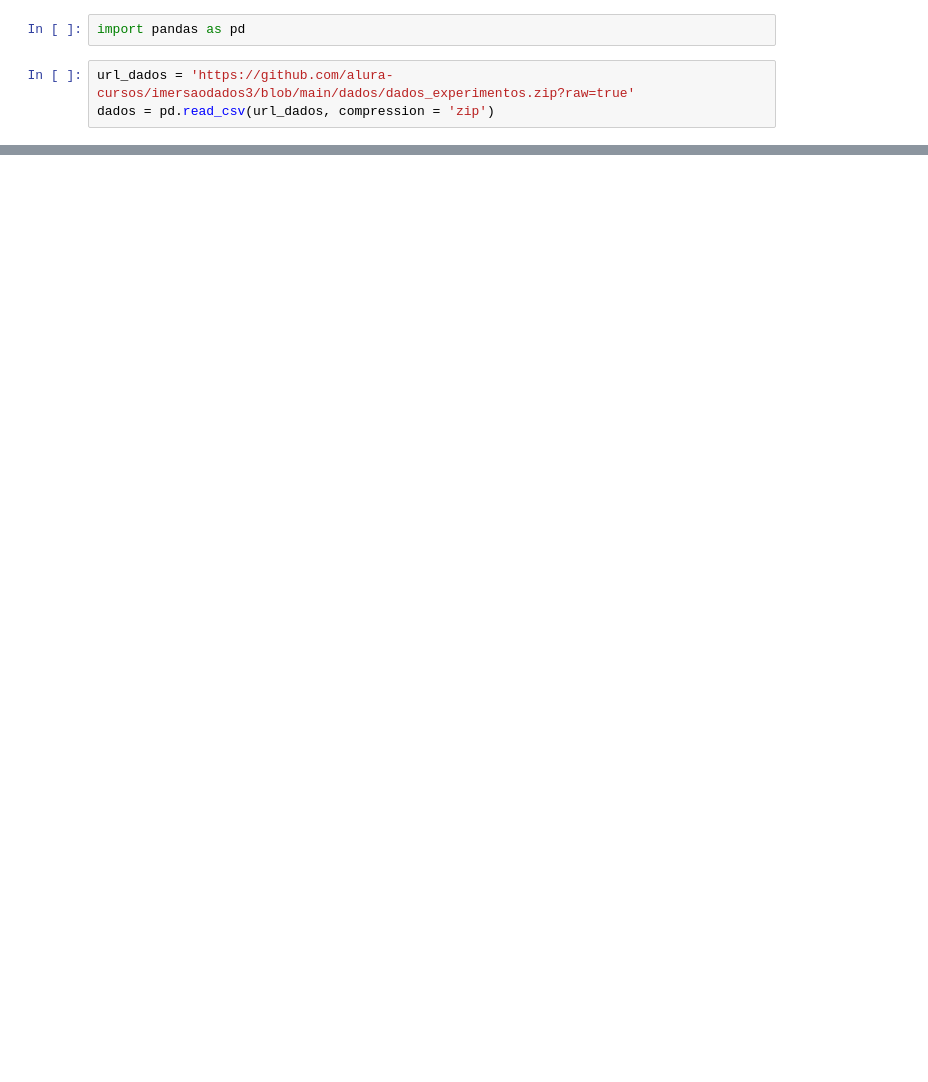
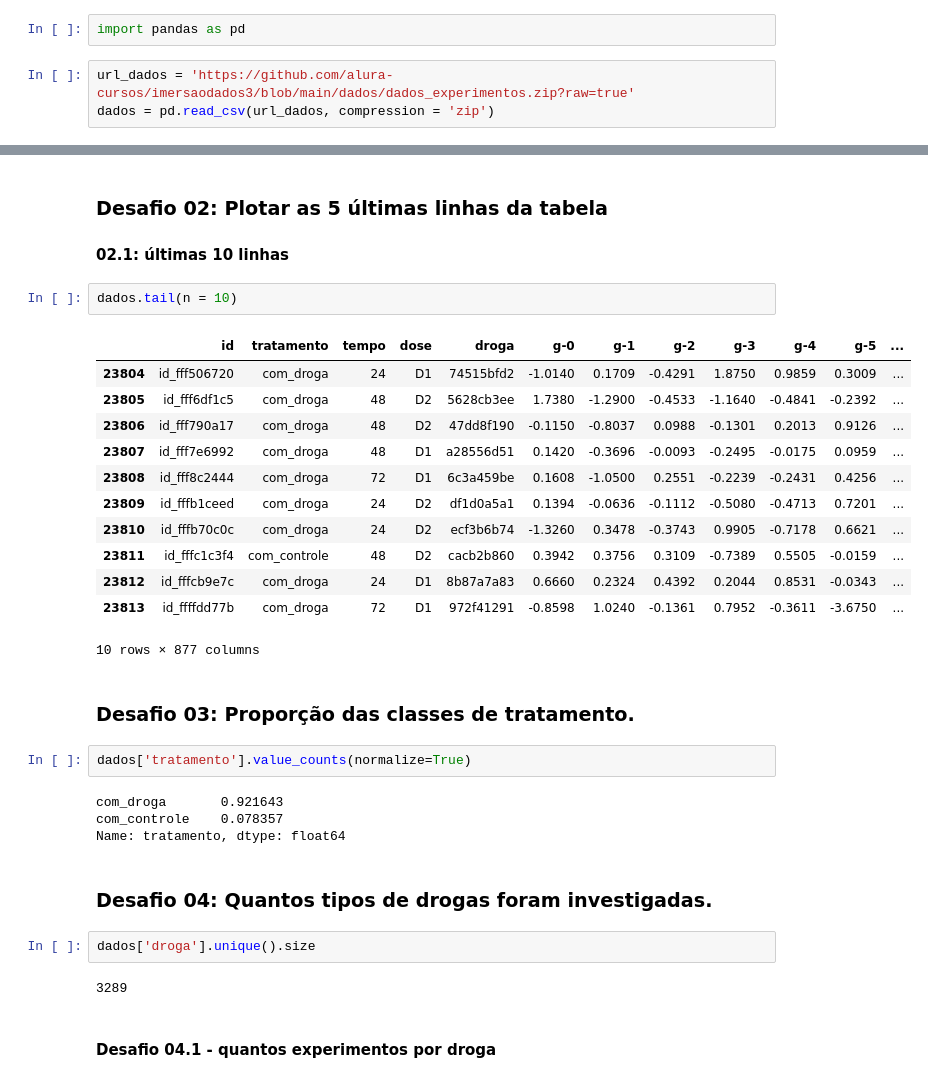
Before and after one commit to leonardo-melniski/colab, a Jupyter notebook: imersaodados3_aula1.ipynb, the cells around one changed output, grey strips where cells are left out. Saved outputs shown, nothing was run; the diff lists cells and outputs as text; blank space fills up the shorter version.

```diff
--- a/imersaodados3_aula1.ipynb
+++ b/imersaodados3_aula1.ipynb
@@ -23,0 +107,34 @@ dados
+# %% [markdown]
+### Desafio 02: Plotar as 5 últimas linhas da tabela
+#### 02.1: últimas 10 linhas
+# %%
+dados.tail(n = 10)
+# %% [output]
+|  | id | tratamento | tempo | dose | droga | g-0 | g-1 | g-2 | g-3 | g-4 | g-5 | ... |
+| 23804 | id_fff506720 | com_droga | 24 | D1 | 74515bfd2 | -1.0140 | 0.1709 | -0.4291 | 1.8750 | 0.9859 | 0.3009 | ... |
+| 23805 | id_fff6df1c5 | com_droga | 48 | D2 | 5628cb3ee | 1.7380 | -1.2900 | -0.4533 | -1.1640 | -0.4841 | -0.2392 | ... |
+| 23806 | id_fff790a17 | com_droga | 48 | D2 | 47dd8f190 | -0.1150 | -0.8037 | 0.0988 | -0.1301 | 0.2013 | 0.9126 | ... |
+| 23807 | id_fff7e6992 | com_droga | 48 | D1 | a28556d51 | 0.1420 | -0.3696 | -0.0093 | -0.2495 | -0.0175 | 0.0959 | ... |
+| 23808 | id_fff8c2444 | com_droga | 72 | D1 | 6c3a459be | 0.1608 | -1.0500 | 0.2551 | -0.2239 | -0.2431 | 0.4256 | ... |
+| 23809 | id_fffb1ceed | com_droga | 24 | D2 | df1d0a5a1 | 0.1394 | -0.0636 | -0.1112 | -0.5080 | -0.4713 | 0.7201 | ... |
+| 23810 | id_fffb70c0c | com_droga | 24 | D2 | ecf3b6b74 | -1.3260 | 0.3478 | -0.3743 | 0.9905 | -0.7178 | 0.6621 | ... |
+| 23811 | id_fffc1c3f4 | com_controle | 48 | D2 | cacb2b860 | 0.3942 | 0.3756 | 0.3109 | -0.7389 | 0.5505 | -0.0159 | ... |
+| 23812 | id_fffcb9e7c | com_droga | 24 | D1 | 8b87a7a83 | 0.6660 | 0.2324 | 0.4392 | 0.2044 | 0.8531 | -0.0343 | ... |
+| 23813 | id_ffffdd77b | com_droga | 72 | D1 | 972f41291 | -0.8598 | 1.0240 | -0.1361 | 0.7952 | -0.3611 | -3.6750 | ... |
+10 rows × 877 columns
+# %% [markdown]
+### Desafio 03: Proporção das classes de tratamento.
+# %%
+dados['tratamento'].value_counts(normalize=True)
+# %% [output]
+com_droga       0.921643
+com_controle    0.078357
+Name: tratamento, dtype: float64
+# %% [markdown]
+### Desafio 04: Quantos tipos de drogas foram investigadas.
+# %%
+dados['droga'].unique().size
+# %% [output]
+3289
+# %% [markdown]
+#### Desafio 04.1 - quantos experimentos por droga
```
Also changed, not shown: parts of 29 cells of this notebook.
